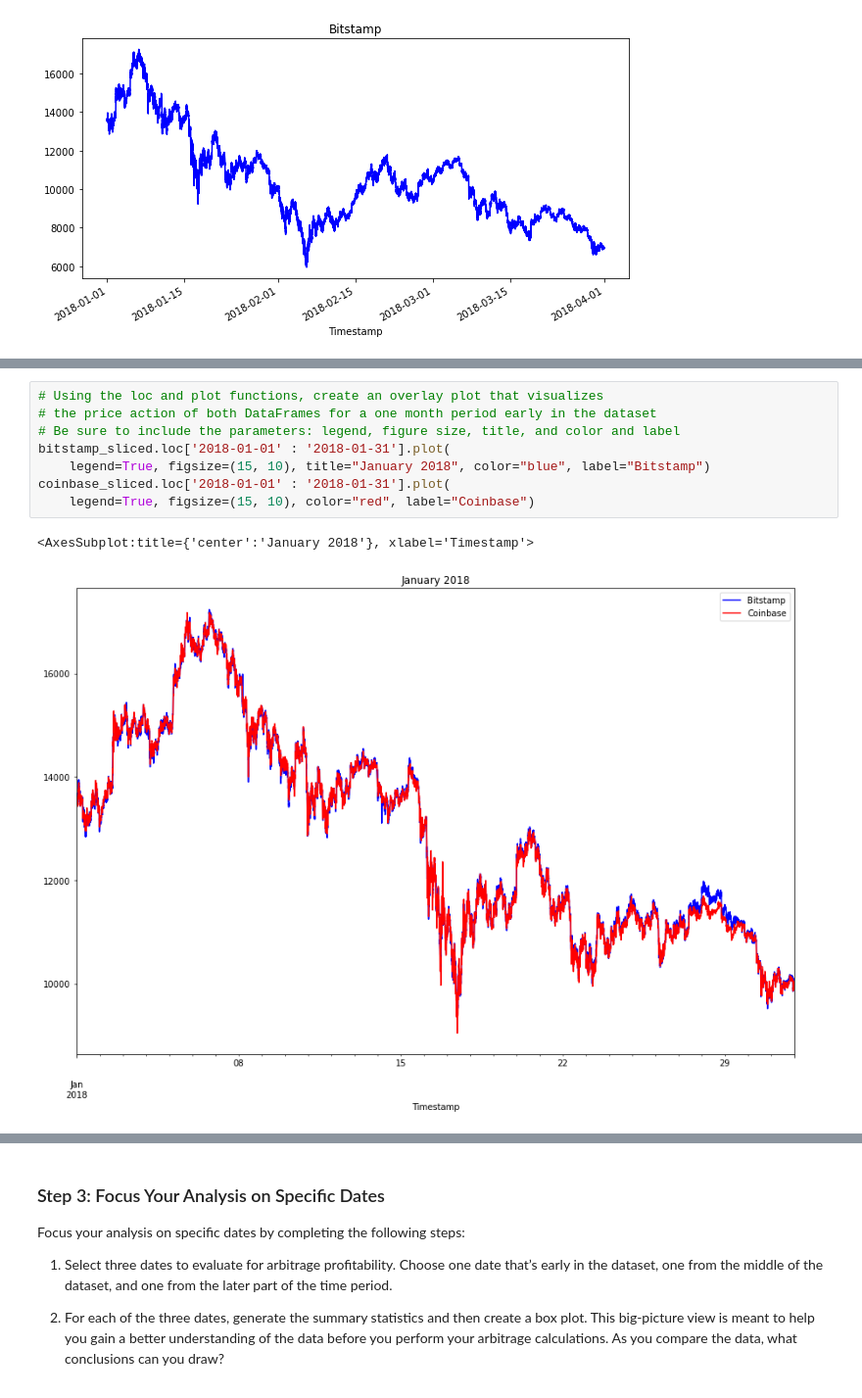
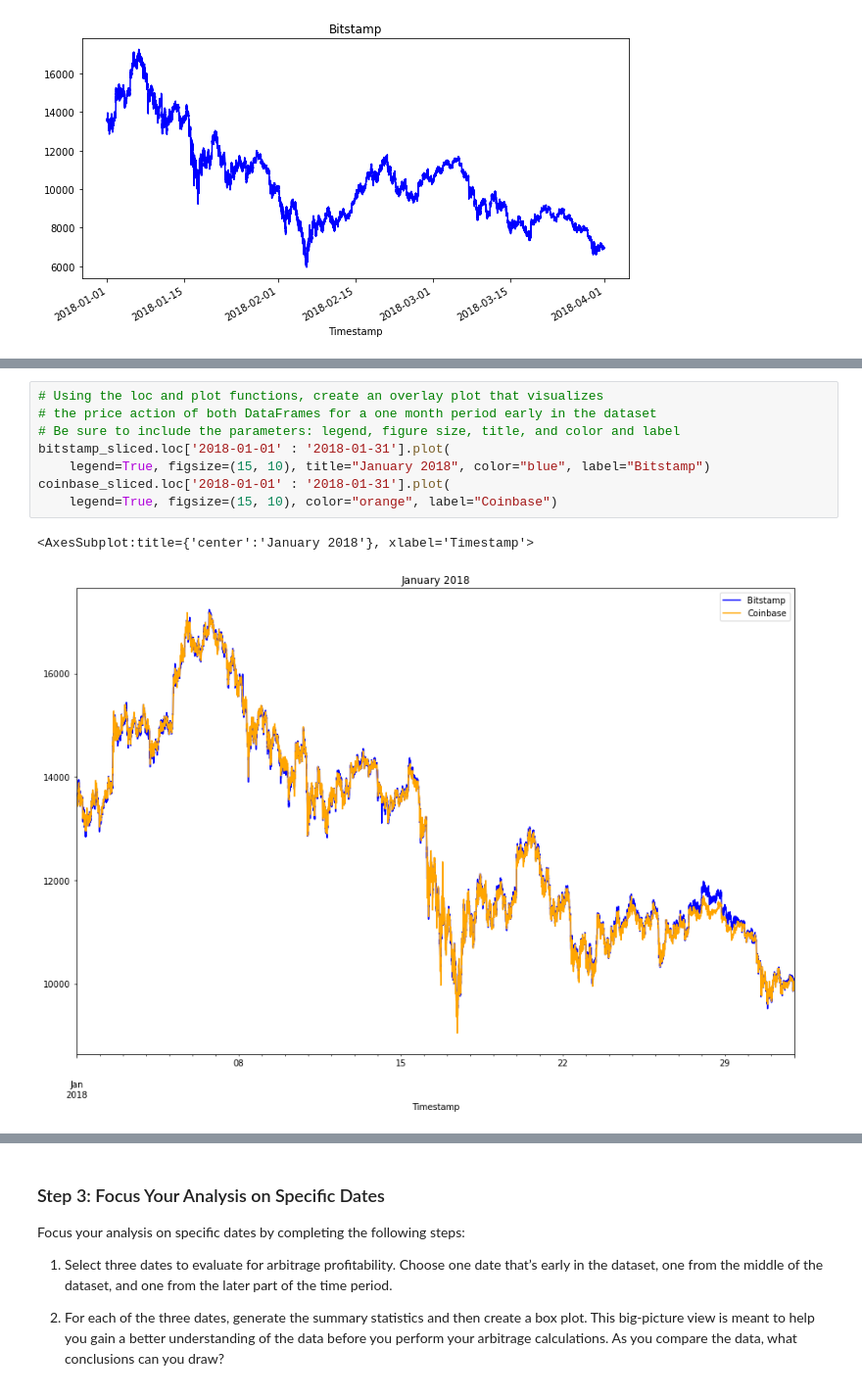
Before and after one commit to dcarter7279/crypto_arbitrage_wk3_challenge, a Jupyter notebook: crypto_arbitrage.ipynb, the cells around one changed output, grey strips where cells are left out. Shown: that part at 98% size. Cells and saved outputs as stored; diff of their text form.

```diff
--- a/crypto_arbitrage.ipynb
+++ b/crypto_arbitrage.ipynb
@@ -295,14 +295,14 @@ coinbase_sliced.plot(legend=True, figsize=(15, 7), color="red", label="Coinbase"
 # %%
 # Using the loc and plot functions, create an overlay plot that visualizes
 # the price action of both DataFrames for a one month period early in the dataset
 # Be sure to include the parameters: legend, figure size, title, and color and label
 bitstamp_sliced.loc['2018-01-01' : '2018-01-31'].plot(
     legend=True, figsize=(15, 10), title="January 2018", color="blue", label="Bitstamp")
 coinbase_sliced.loc['2018-01-01' : '2018-01-31'].plot(
-    legend=True, figsize=(15, 10), color="red", label="Coinbase")
+    legend=True, figsize=(15, 10), color="orange", label="Coinbase")
 # %% [output]
 <AxesSubplot:title={'center':'January 2018'}, xlabel='Timestamp'>
-[figure, old version]
+[figure, new version]
 # %%
 # Using the loc and plot functions, create an overlay plot that visualizes
 # the price action of both DataFrames for a one month period later in the dataset
```
Also changed, not shown: parts of 36 cells of this notebook.
